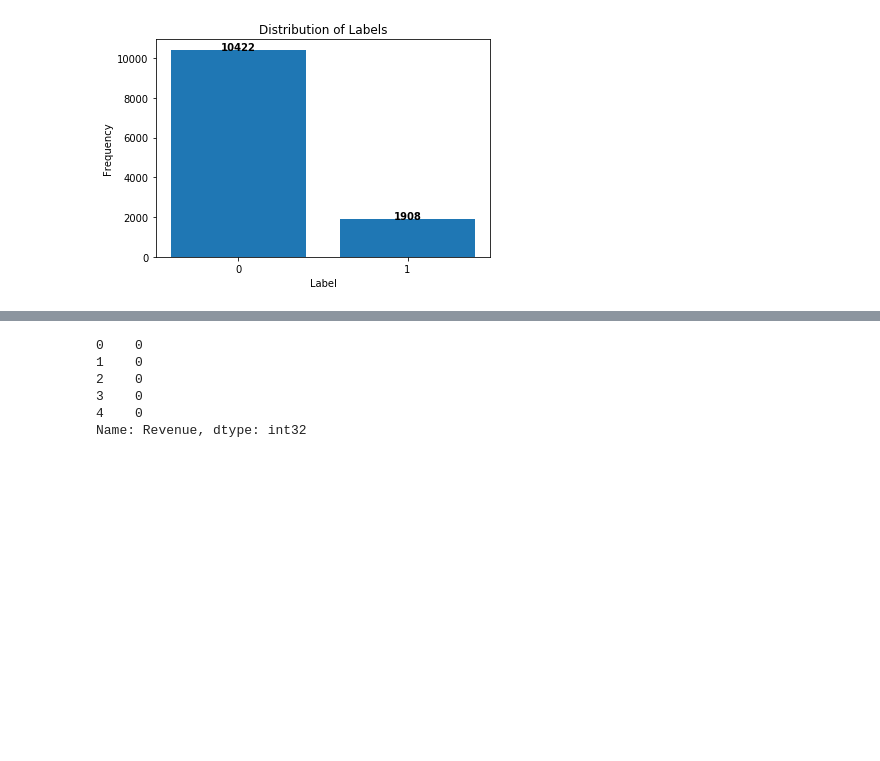
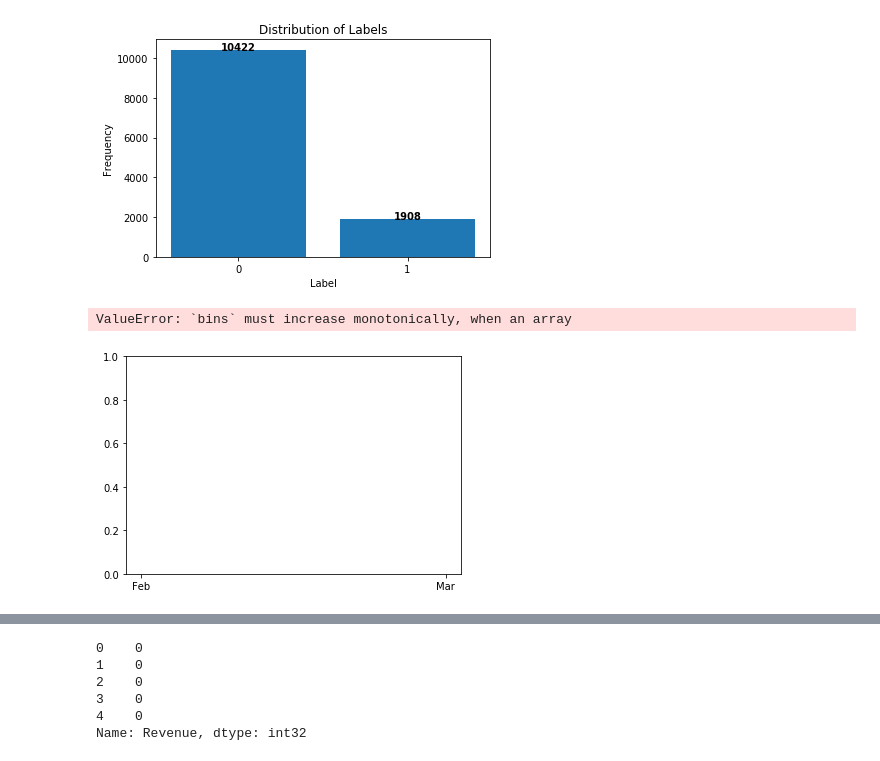
Before and after one commit to andoyeon/osi, a Jupyter notebook: data.ipynb, the cells around one changed output, grey strips where cells are left out. Drawn from its saved outputs; the diff is of its cells as text; code cells hidden in the pictures; blank space fills up the shorter version.

```diff
--- a/data.ipynb
+++ b/data.ipynb
@@ -74,4 +74,15 @@ plt.show()
 # %% [output]
 [False, True] [10422, 1908]
 [figure]
+# %%
+# 데이터 시각화
+# 1) Revenue ~ SpecialDay
+x = dataset['Month']
+y = dataset['Revenue']
+plt.hist(x, y)
+# plt.xticks([0, 1])
+plt.show
+# %% [output]
+ValueError: `bins` must increase monotonically, when an array
+[figure, added]
 # %%
```
Also changed, not shown: parts of 6 cells of this notebook.
